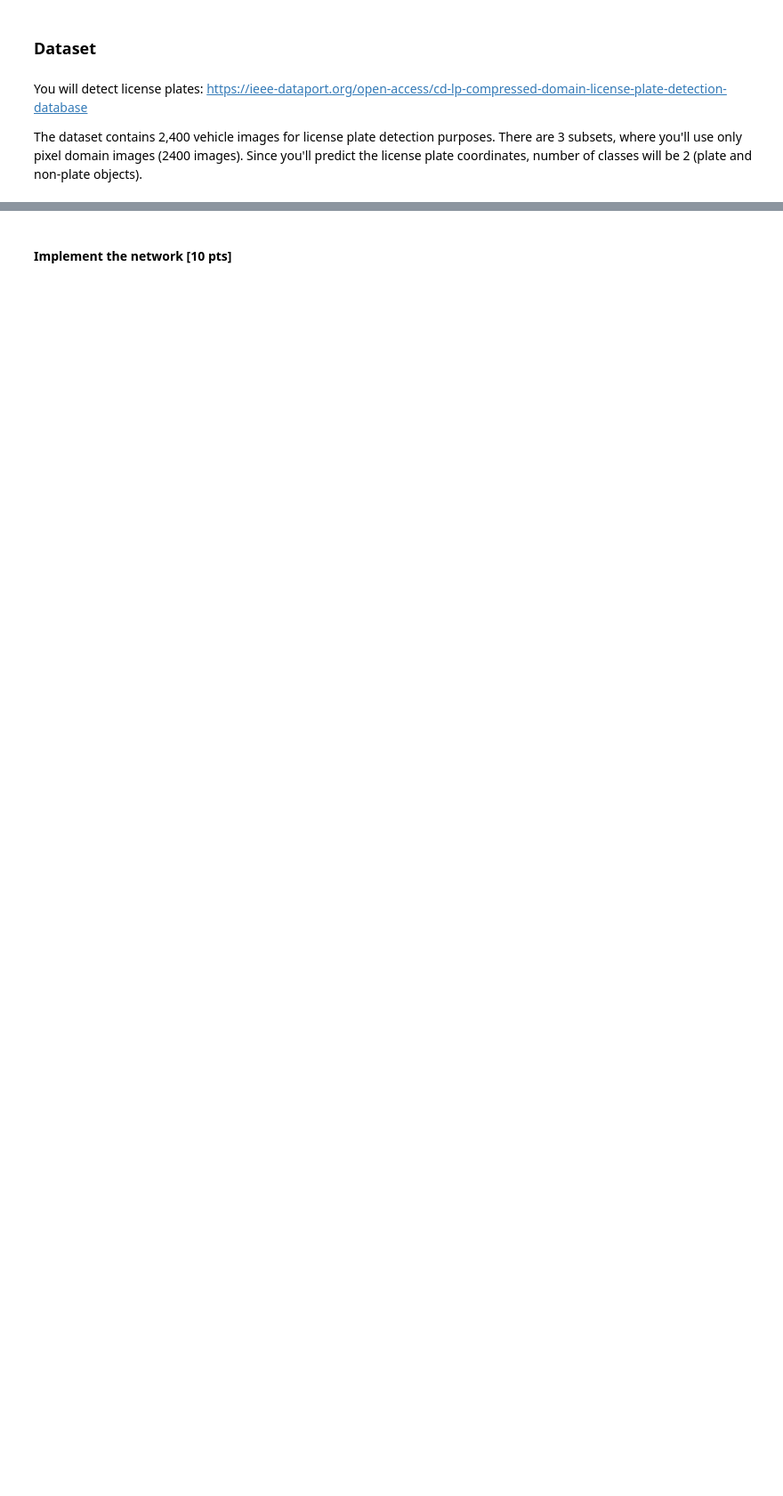
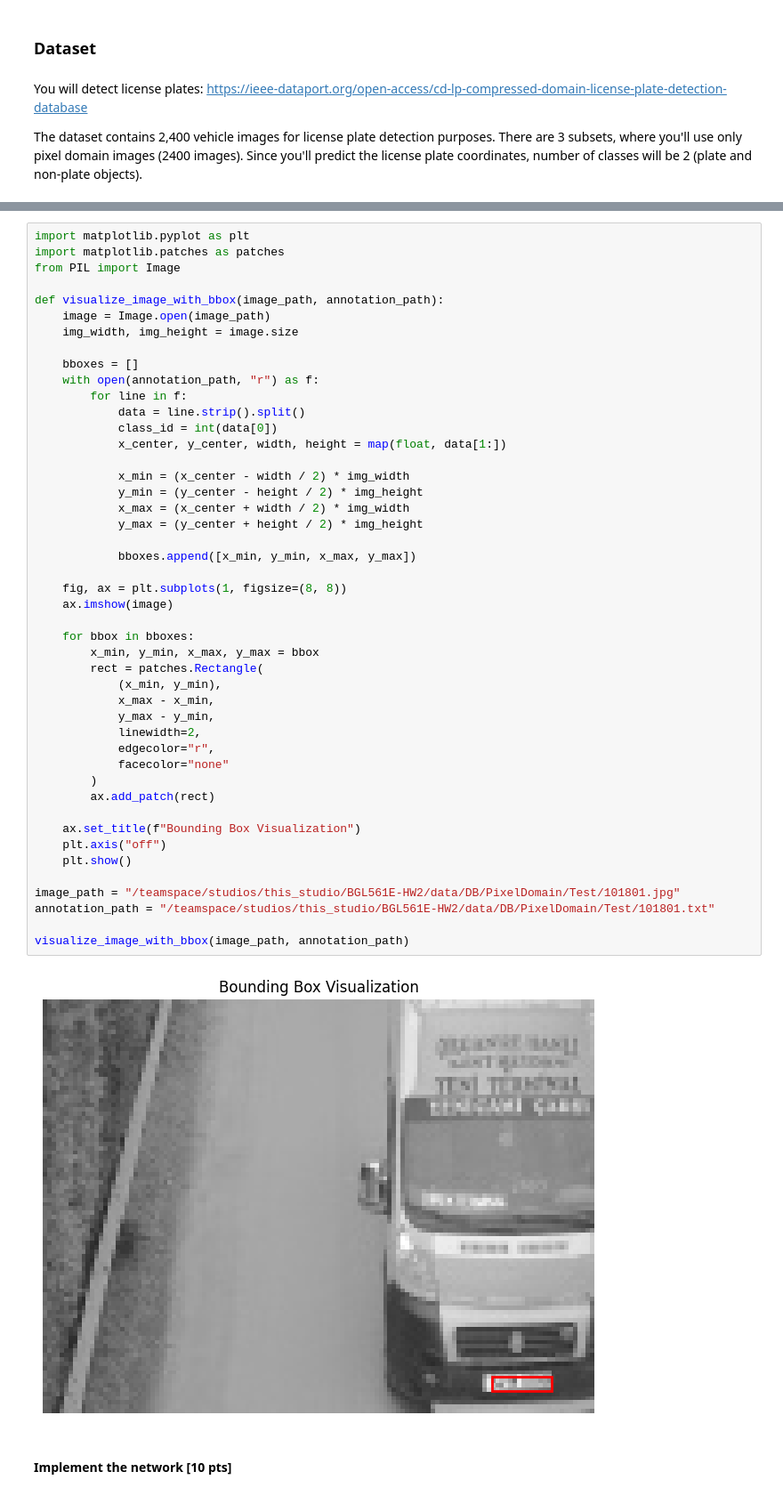
Before and after one commit to SeyyidOS/BGL561E-HW2, a Jupyter notebook: Hw2.ipynb, the cells around one changed output, grey strips where cells are left out. Shown at 89% size. Drawn from its saved outputs; the diff is of its cells as text; blank space fills up the shorter version.

```diff
--- a/Hw2.ipynb
+++ b/Hw2.ipynb
@@ -1143,3 +1192,51 @@ The dataset contains 2,400 vehicle images for license plate detection purposes.
+# %%
+import matplotlib.pyplot as plt
+import matplotlib.patches as patches
+from PIL import Image
+
+def visualize_image_with_bbox(image_path, annotation_path):
+    image = Image.open(image_path)
+    img_width, img_height = image.size
+
+    bboxes = []
+    with open(annotation_path, "r") as f:
+        for line in f:
+            data = line.strip().split()
+            class_id = int(data[0])
+            x_center, y_center, width, height = map(float, data[1:])
+
+            x_min = (x_center - width / 2) * img_width
+            y_min = (y_center - height / 2) * img_height
+            x_max = (x_center + width / 2) * img_width
+            y_max = (y_center + height / 2) * img_height
+
+            bboxes.append([x_min, y_min, x_max, y_max])
+
+    fig, ax = plt.subplots(1, figsize=(8, 8))
+    ax.imshow(image)
+
+    for bbox in bboxes:
+        x_min, y_min, x_max, y_max = bbox
+        rect = patches.Rectangle(
+            (x_min, y_min),
+            x_max - x_min,
+            y_max - y_min,
+            linewidth=2,
+            edgecolor="r",
+            facecolor="none"
+        )
+        ax.add_patch(rect)
+
+    ax.set_title(f"Bounding Box Visualization")
+    plt.axis("off")
+    plt.show()
+
+image_path = "/teamspace/studios/this_studio/BGL561E-HW2/data/DB/PixelDomain/Test/101801.jpg"
+annotation_path = "/teamspace/studios/this_studio/BGL561E-HW2/data/DB/PixelDomain/Test/101801.txt"
+
+visualize_image_with_bbox(image_path, annotation_path)
+# %% [output]
+[figure, added]
 # %% [markdown]
 #### Implement the network [10 pts]
 # %%
```
Also changed, not shown: parts of 32 cells of this notebook.
